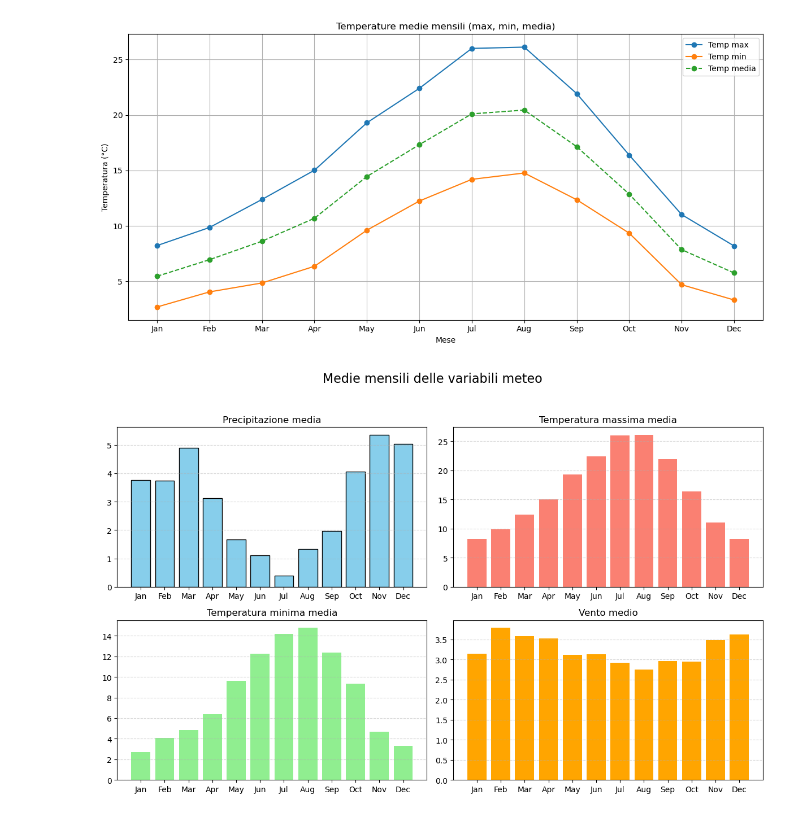
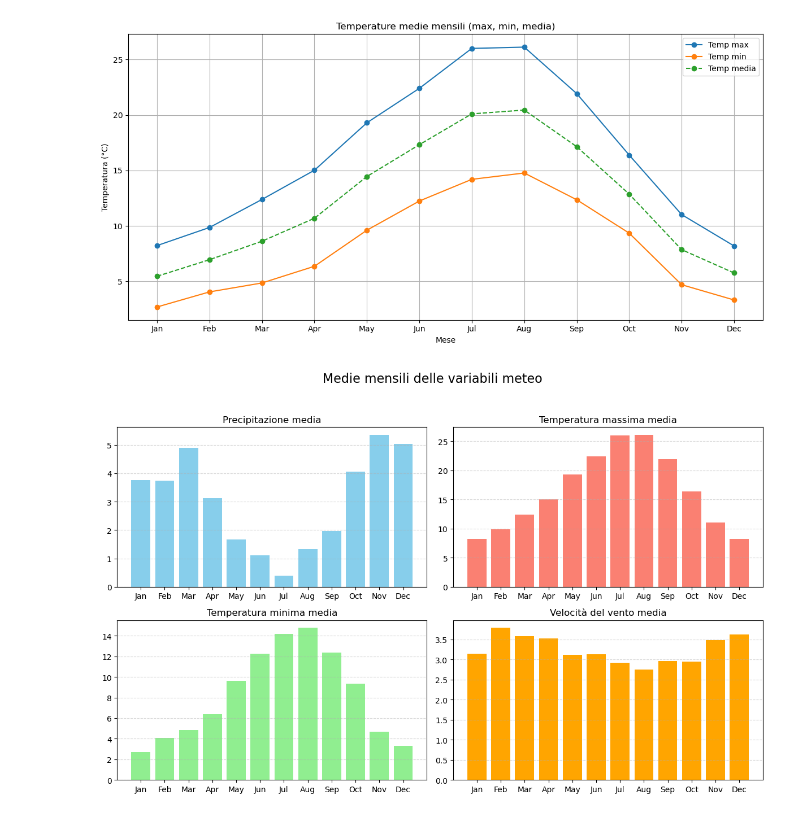
Before and after one commit to Orbmad/Data_Intensive_project, a Jupyter notebook: weather_predictions.ipynb, the cells around one changed output. Drawn from its saved outputs; the diff is of its cells as text; code cells hidden in the pictures.

```diff
--- a/weather_predictions.ipynb
+++ b/weather_predictions.ipynb
@@ -151,36 +151,35 @@ ax3 = axes[1, 0]
 ax4 = axes[1, 1]
 
 # Precipitazione media
-ax1.bar(grouped.index, grouped['precipitation'], color='skyblue', edgecolor='black')
+ax1.bar(grouped.index, grouped['precipitation'], color='skyblue')
 ax1.set_title('Precipitazione media')
 ax1.set_xticks(range(1, 13))
 ax1.set_xticklabels(month_name)
 ax1.grid(axis='y', linestyle='--', alpha=0.5)
 
-# Temp max
+# Temperaura massima
 ax2.bar(grouped.index, grouped['temp_max'], color='salmon')
 ax2.set_title('Temperatura massima media')
 ax2.set_xticks(range(1, 13))
 ax2.set_xticklabels(month_name)
 ax2.grid(axis='y', linestyle='--', alpha=0.5)
 
-# Temp min
+# Temperatura minima
 ax3.bar(grouped.index, grouped['temp_min'], color='lightgreen')
 ax3.set_title('Temperatura minima media')
 ax3.set_xticks(range(1, 13))
 ax3.set_xticklabels(month_name)
 ax3.grid(axis='y', linestyle='--', alpha=0.5)
 
 # Vento
 ax4.bar(grouped.index, grouped['wind'], color='orange')
-ax4.set_title('Vento medio')
+ax4.set_title('Velocità del vento media')
 ax4.set_xticks(range(1, 13))
 ax4.set_xticklabels(month_name)
 ax4.grid(axis='y', linestyle='--', alpha=0.5)
 
-# Titolo generale
 fig.suptitle('Medie mensili delle variabili meteo', fontsize=16)
 plt.tight_layout(rect=[0, 0.03, 1, 0.95])
 plt.show()
 # %% [output]
-[figure, old version]
+[figure, new version]
```
Also changed, not shown: parts of 19 cells of this notebook.
